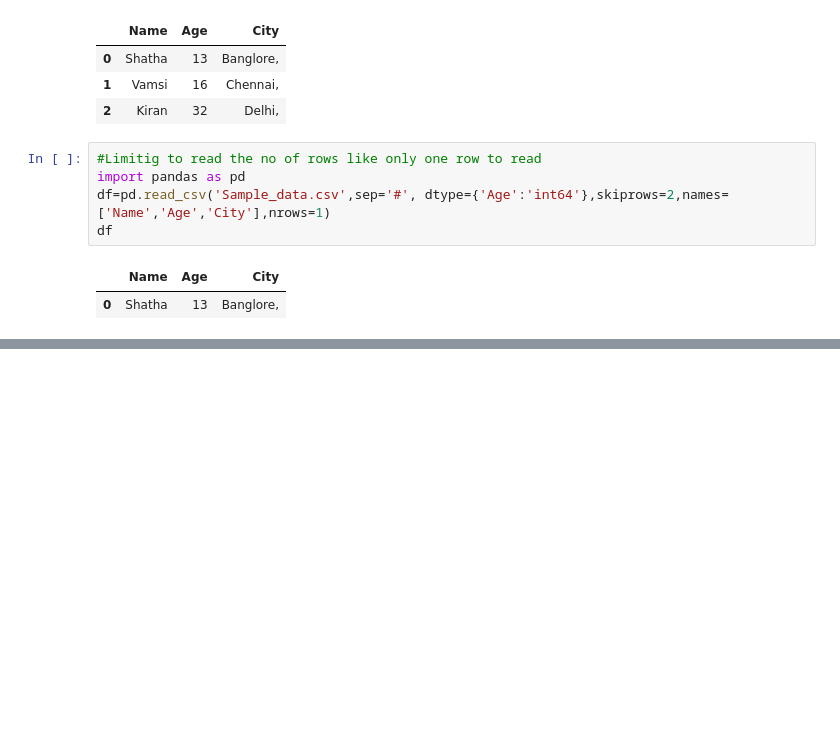
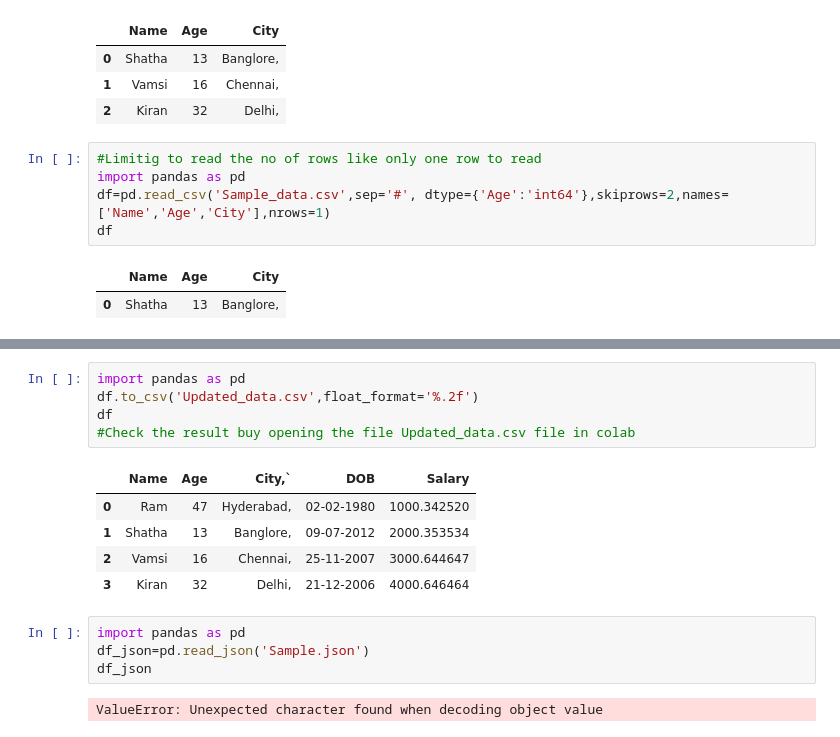
Before and after one commit to ramnagella/Demo, a Jupyter notebook: ML_Day3.ipynb, the cells around one changed output, grey strips where cells are left out. Cells and saved outputs as stored; diff of their text form; blank space fills up the shorter version.

```diff
--- a/ML_Day3.ipynb
+++ b/ML_Day3.ipynb
@@ -78,0 +144,17 @@ df
+# %%
+import pandas as pd
+df.to_csv('Updated_data.csv',float_format='%.2f')
+df
+#Check the result buy opening the file Updated_data.csv file in colab
+# %% [output]
+|  | Name | Age | City,` | DOB | Salary |
+| 0 | Ram | 47 | Hyderabad, | 02-02-1980 | 1000.342520 |
+| 1 | Shatha | 13 | Banglore, | 09-07-2012 | 2000.353534 |
+| 2 | Vamsi | 16 | Chennai, | 25-11-2007 | 3000.644647 |
+| 3 | Kiran | 32 | Delhi, | 21-12-2006 | 4000.646464 |
+# %%
+import pandas as pd
+df_json=pd.read_json('Sample.json')
+df_json
+# %% [output]
+ValueError: Unexpected character found when decoding object value
```
Also changed, not shown: parts of 13 cells of this notebook.
